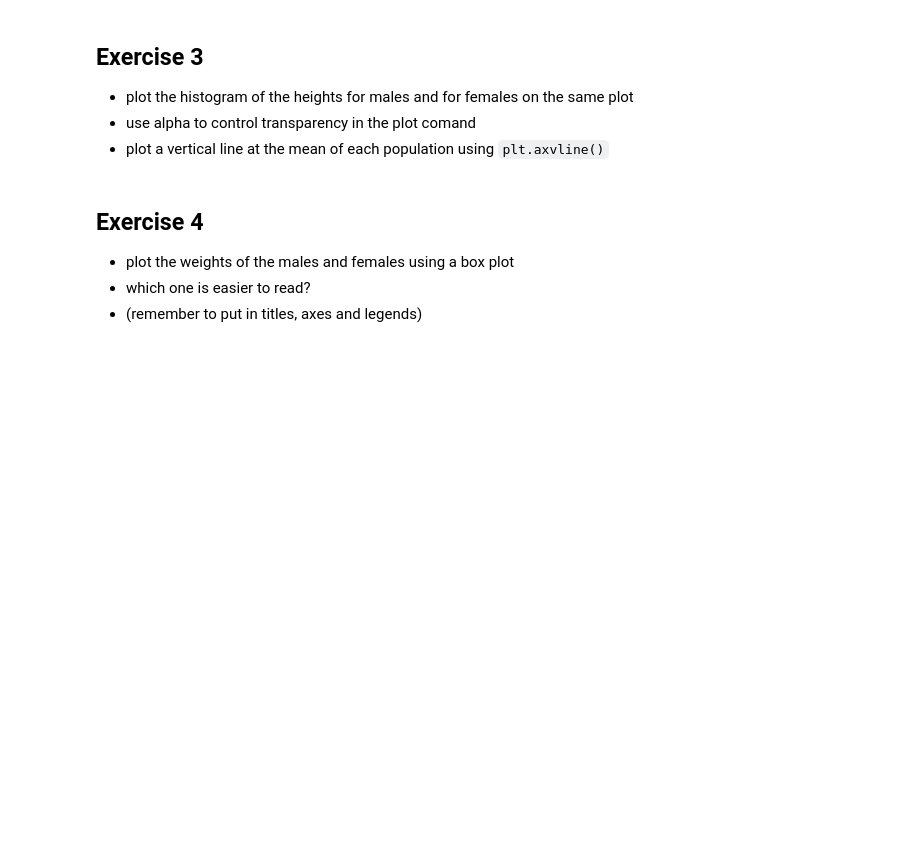
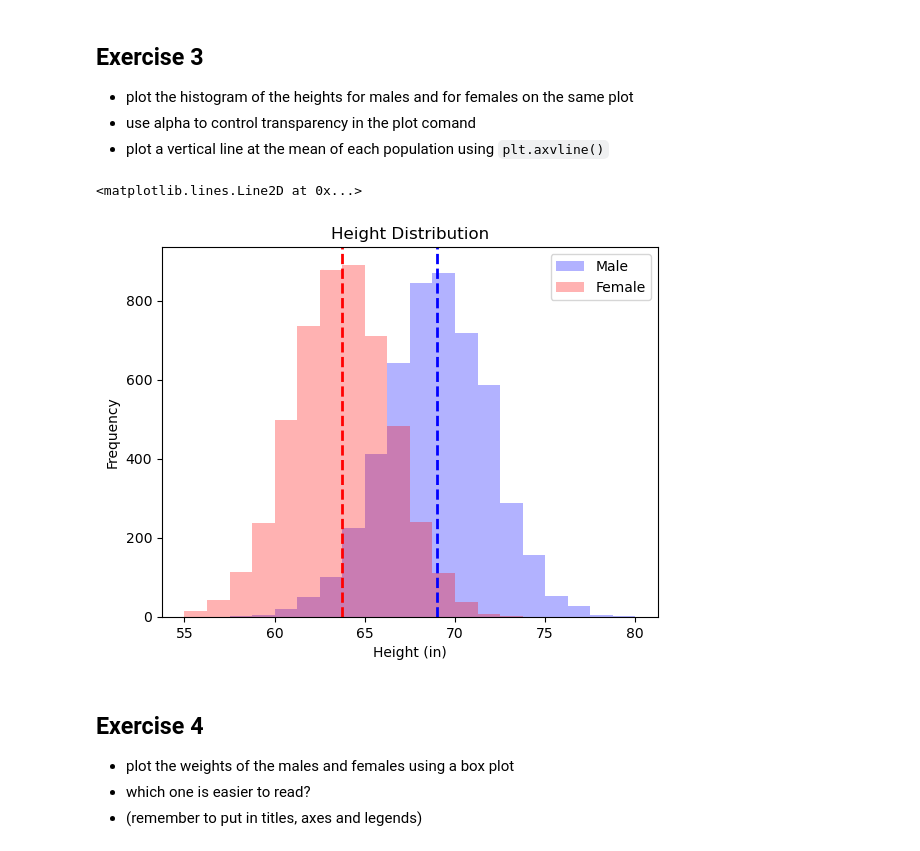
Before and after one commit to Dataweekends/zero_to_deep_learning_video, a Jupyter notebook: course/2 Data.ipynb, the cells around one changed output. Drawn from its saved outputs; the diff is of its cells as text; code cells hidden in the pictures; blank space fills up the shorter version.

```diff
--- a/course/2 Data.ipynb
+++ b/course/2 Data.ipynb
@@ -266,6 +627,19 @@ plt.xlabel('Time (s)')
 - plot the histogram of the heights for males and for females on the same plot
 - use alpha to control transparency in the plot comand
 - plot a vertical line at the mean of each population using `plt.axvline()`
+# %%
+m['Height'].plot(kind='hist', bins=20, range=(55, 80), alpha=0.3, color='blue')
+f['Height'].plot(kind='hist', bins=20, range=(55, 80), alpha=0.3, color='red')
+
+plt.title('Height Distribution')
+plt.legend(['Male', 'Female'])
+plt.xlabel('Height (in)')
+
+plt.axvline(m['Height'].mean(), color='blue', linestyle='dashed', linewidth=2)
+plt.axvline(f['Height'].mean(), color='red', linestyle='dashed', linewidth=2)
+# %% [output]
+<matplotlib.lines.Line2D at 0x...>
+[figure, added]
 # %% [markdown]
 ## Exercise 4
 - plot the weights of the males and females using a box plot
```
Also changed, not shown: parts of 79 cells of this notebook, 14 other files.
